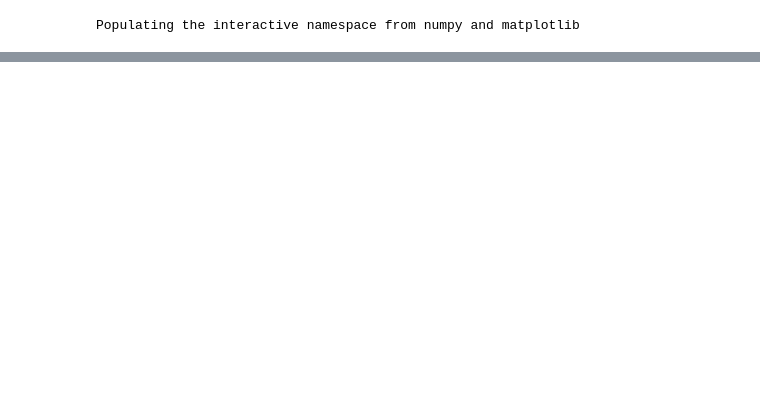
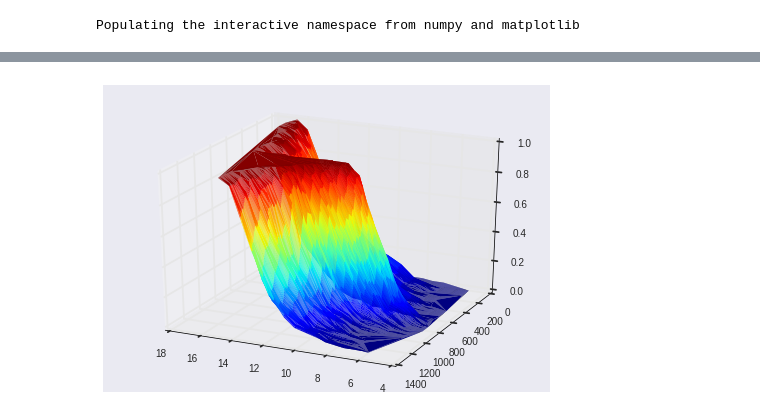
Before and after one commit to HoodPanther/earthquakes-1, a Jupyter notebook: Nonstationarity.ipynb, the cells around one changed output, grey strips where cells are left out. Saved outputs shown, nothing was run; the diff lists cells and outputs as text; code cells hidden in the pictures; blank space fills up the shorter version.

```diff
--- a/Nonstationarity.ipynb
+++ b/Nonstationarity.ipynb
@@ -152,0 +131,8 @@ plt.show()
+# %%
+xpos,ypos,zpos=shiftEDFplot(df.logtime,100,15)
+fig = plt.figure()
+ax = fig.gca(projection='3d')
+ax.plot_trisurf(xpos, ypos, zpos,cmap=plt.cm.jet,linewidth=0)
+ax.view_init(elev=25., azim=115)
+# %% [output]
+[figure, added]
```
Also changed, not shown: parts of 48 cells of this notebook, 5 other files.
